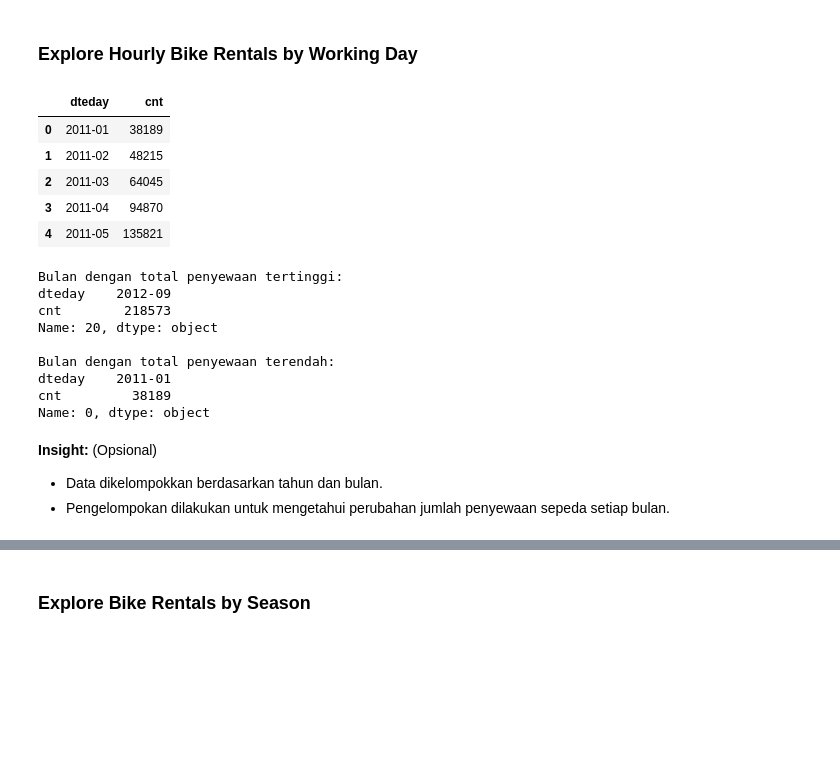
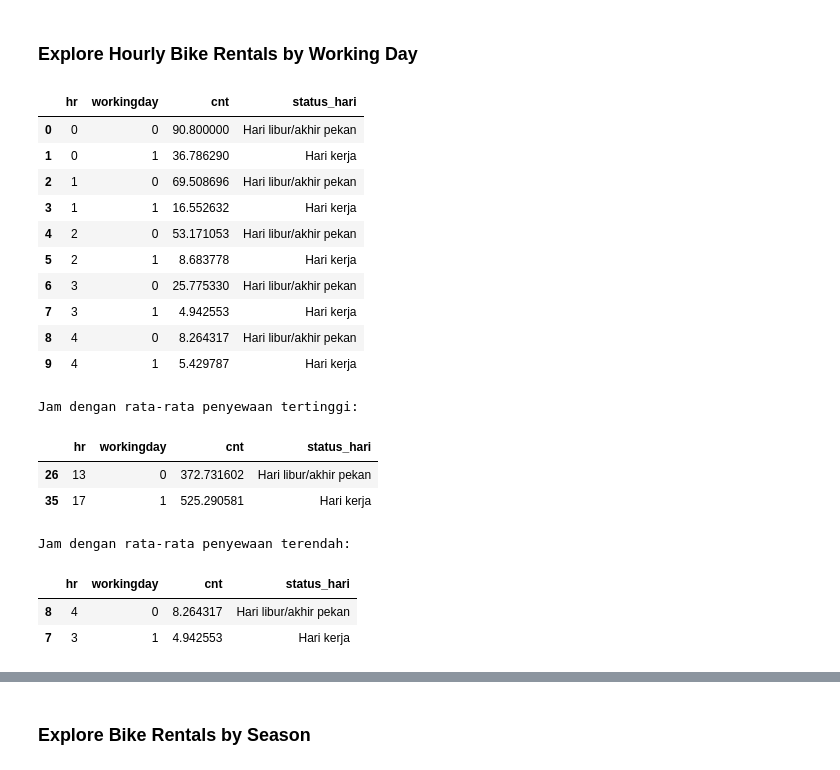
Before and after one commit to bintangpirgiawan6-prog/bike-sharing-analysis, a Jupyter notebook: notebook.ipynb, the cells around one changed output, grey strips where cells are left out. Drawn from its saved outputs; the diff is of its cells as text; code cells hidden in the pictures; blank space fills up the shorter version.

```diff
--- a/notebook.ipynb
+++ b/notebook.ipynb
@@ -265,43 +265,51 @@ dtype: int64
 ## Exploratory Data Analysis (EDA)
 # %% [markdown]
 ### Explore Hourly Bike Rentals by Working Day
-# %%
-monthly_rentals = (
-    day_df.groupby(day_df['dteday'].dt.to_period('M'))['cnt']
-    .sum()
-    .reset_index()
-)
-
-monthly_rentals['dteday'] = monthly_rentals['dteday'].astype(str)
-
-monthly_rentals.head()
-# %% [output]
-|  | dteday | cnt |
-| 0 | 2011-01 | 38189 |
-| 1 | 2011-02 | 48215 |
-| 2 | 2011-03 | 64045 |
-| 3 | 2011-04 | 94870 |
-| 4 | 2011-05 | 135821 |
+# %%
+hourly_rentals = (
+    hour_df.groupby(['hr', 'workingday'])['cnt']
+    .mean()
+    .reset_index()
+)
+
+hourly_rentals['status_hari'] = hourly_rentals['workingday'].map({
+    0: 'Hari libur/akhir pekan',
+    1: 'Hari kerja'
+})
+
+display(hourly_rentals.head(10))
+# %% [output]
+|  | hr | workingday | cnt | status_hari |
+| 0 | 0 | 0 | 90.800000 | Hari libur/akhir pekan |
+| 1 | 0 | 1 | 36.786290 | Hari kerja |
+| 2 | 1 | 0 | 69.508696 | Hari libur/akhir pekan |
+| 3 | 1 | 1 | 16.552632 | Hari kerja |
+| 4 | 2 | 0 | 53.171053 | Hari libur/akhir pekan |
+| 5 | 2 | 1 | 8.683778 | Hari kerja |
+| 6 | 3 | 0 | 25.775330 | Hari libur/akhir pekan |
+| 7 | 3 | 1 | 4.942553 | Hari kerja |
+| 8 | 4 | 0 | 8.264317 | Hari libur/akhir pekan |
+| 9 | 4 | 1 | 5.429787 | Hari kerja |
 # %%
-highest_month = monthly_rentals.loc[monthly_rentals['cnt'].idxmax()]
-lowest_month = monthly_rentals.loc[monthly_rentals['cnt'].idxmin()]
+highest_hour = hourly_rentals.loc[
+    hourly_rentals.groupby('workingday')['cnt'].idxmax()
+]
 
-print("Bulan dengan total penyewaan tertinggi:")
-print(highest_month)
+lowest_hour = hourly_rentals.loc[
+    hourly_rentals.groupby('workingday')['cnt'].idxmin()
+]
 
-print("\nBulan dengan total penyewaan terendah:")
-print(lowest_month)
+print("Jam dengan rata-rata penyewaan tertinggi:")
+display(highest_hour)
+
+print("Jam dengan rata-rata penyewaan terendah:")
+display(lowest_hour)
 # %% [output]
-Bulan dengan total penyewaan tertinggi:
-dteday    2012-09
-cnt        218573
-Name: 20, dtype: object
-
-Bulan dengan total penyewaan terendah:
-dteday    2011-01
-cnt         38189
-Name: 0, dtype: object
+Jam dengan rata-rata penyewaan tertinggi:
+|  | hr | workingday | cnt | status_hari |
+| 26 | 13 | 0 | 372.731602 | Hari libur/akhir pekan |
+| 35 | 17 | 1 | 525.290581 | Hari kerja |
+Jam dengan rata-rata penyewaan terendah:
+|  | hr | workingday | cnt | status_hari |
+| 8 | 4 | 0 | 8.264317 | Hari libur/akhir pekan |
+| 7 | 3 | 1 | 4.942553 | Hari kerja |
-# %% [markdown]
-**Insight:** (Opsional)
-- Data dikelompokkan berdasarkan tahun dan bulan.
-- Pengelompokan dilakukan untuk mengetahui perubahan jumlah penyewaan sepeda setiap bulan.
```
Also changed, not shown: parts of 5 cells of this notebook.
